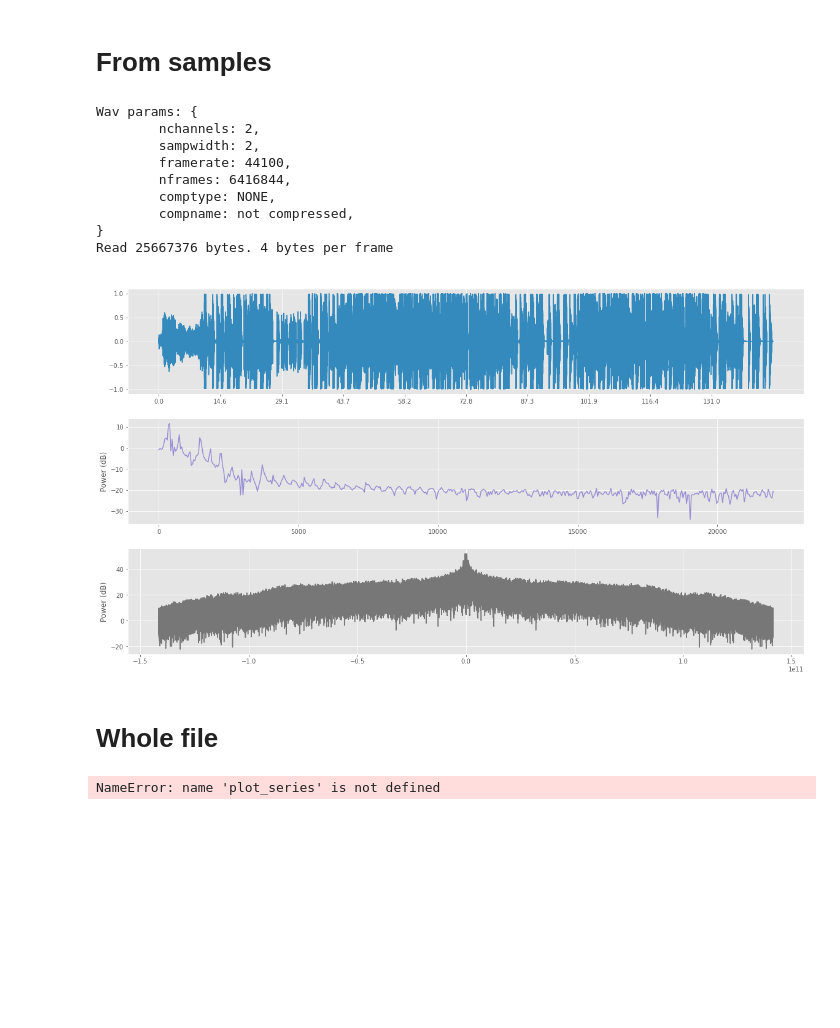
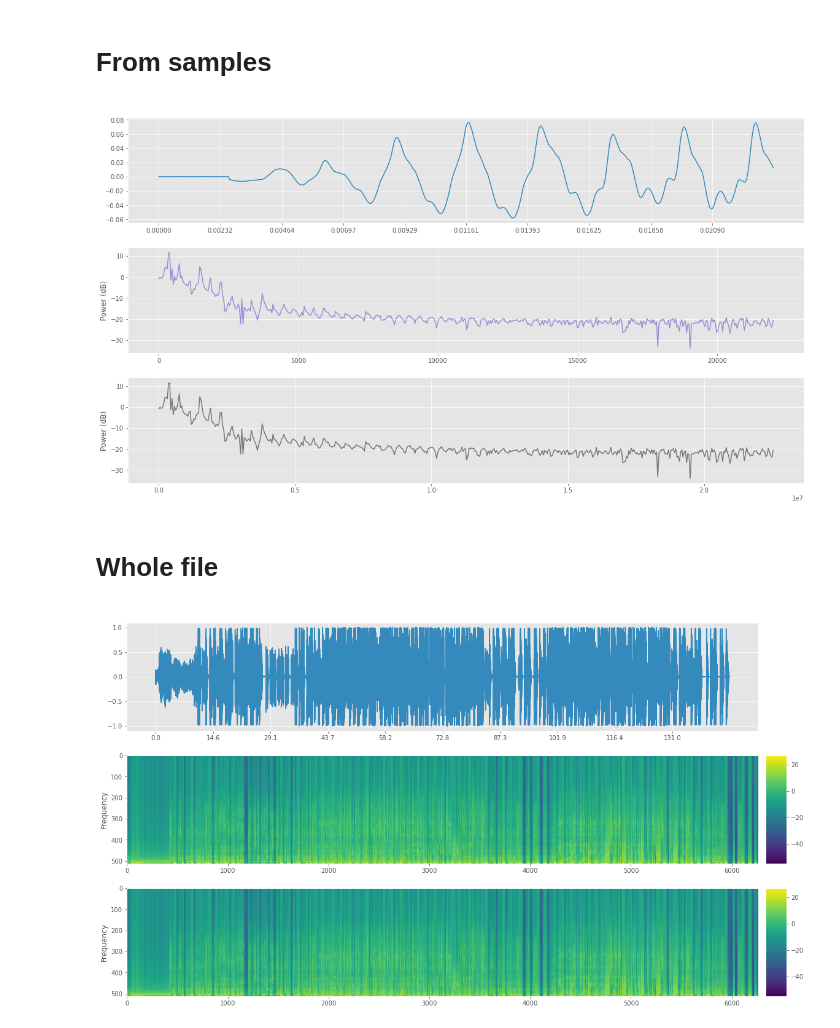
Before and after one commit to eloc3147/lightbox, a Jupyter notebook: processing_test/sample_debug.ipynb, the cells around one changed output. Saved outputs shown, nothing was run; the diff lists cells and outputs as text; code cells hidden in the pictures; blank space fills up the shorter version.

```diff
--- a/processing_test/sample_debug.ipynb
+++ b/processing_test/sample_debug.ipynb
@@ -34,32 +51,16 @@ plot_chunk(
 # %% [markdown]
 # From samples
-# %%
-real_samples = load_wav("song.wav", "left")
-
-processed_chunk = np.array(interface.process_chunks(real_samples[:FFT_SIZE]), dtype=np.float32)
-plot_chunk(
-    0,
-    real_samples[:FFT_SIZE],
-    processed_chunk,
-)
-# %% [output]
-Wav params: {
-        nchannels: 2,
-        sampwidth: 2,
-        framerate: 44100,
-        nframes: 6416844,
-        comptype: NONE,
-        compname: not compressed,
-}
-Read 25667376 bytes. 4 bytes per frame
-[figure, removed]
+# %%
+plot_chunk(
+    0,
+    real_samples[:FFT_SIZE],
+    processed_real_amplitudes[0],
+)
+# %% [output]
+[figure, added]
 # %% [markdown]
 # Whole file
-# %%
-fft_samples = np.array(interface.process_chunks(real_samples))
-fft_samples = fft_samples.reshape((len(fft_samples) // FFT_OUT_SIZE, FFT_OUT_SIZE))
-db_power = 10 * np.log10(fft_samples)
-
-plot_series(0, real_samples, db_power)
-# %% [output]
-NameError: name 'plot_series' is not defined
+# %%
+plot_series(0, real_samples, processed_real_amplitudes)
+# %% [output]
+[figure, added]
```
Also changed, not shown: parts of 7 cells of this notebook, 1 other file.
